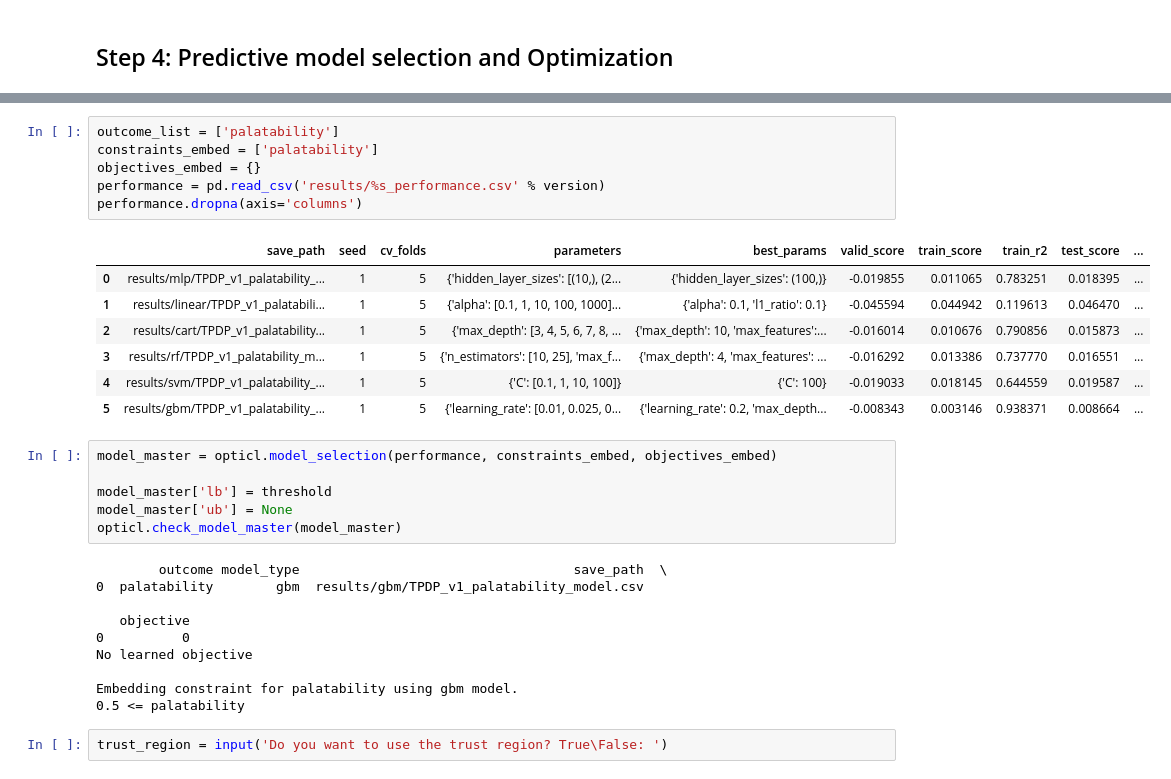
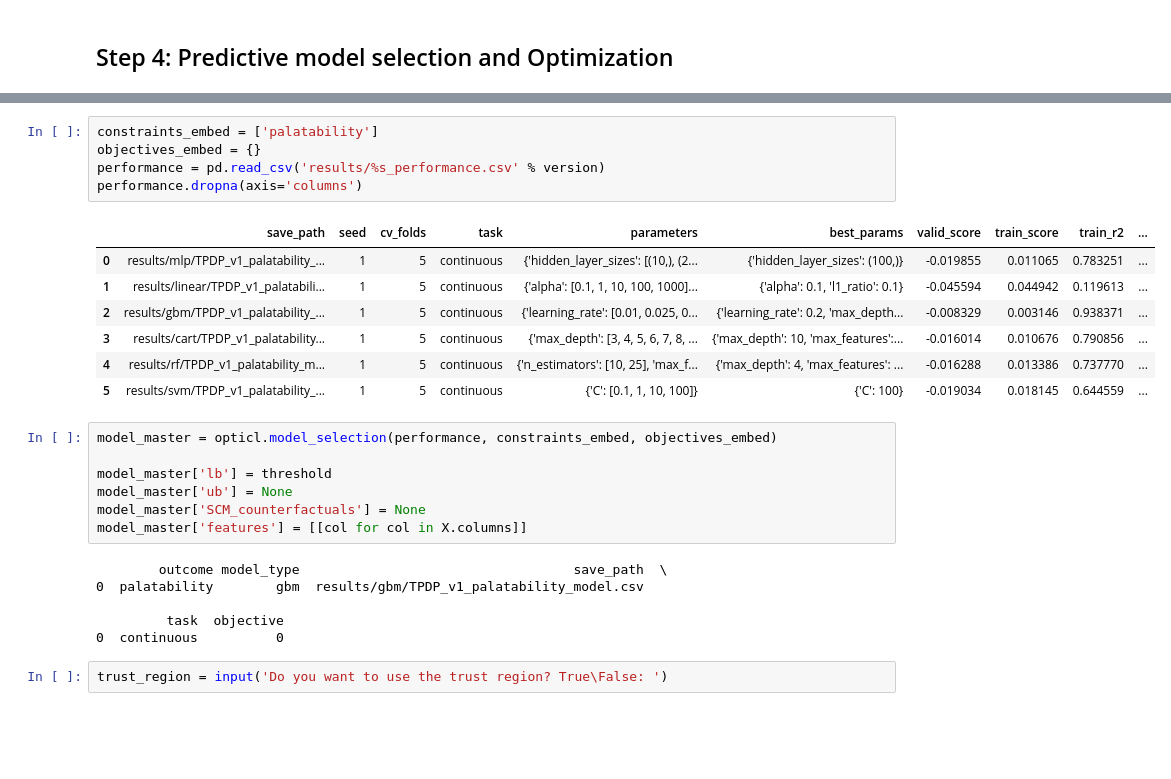
Before and after one commit to hwiberg/OptiCL, a Jupyter notebook: notebooks/WFP/The Palatable Diet Problem.ipynb, the cells around one changed output, grey strips where cells are left out. Drawn from its saved outputs; the diff is of its cells as text; blank space fills up the shorter version.

```diff
--- a/notebooks/WFP/The Palatable Diet Problem.ipynb
+++ b/notebooks/WFP/The Palatable Diet Problem.ipynb
@@ -202,33 +207,29 @@ What is the palatability threshold that you want to use in the constraint? The d
 # %%
-outcome_list = ['palatability']
 constraints_embed = ['palatability']
 objectives_embed = {}
 performance = pd.read_csv('results/%s_performance.csv' % version)
 performance.dropna(axis='columns')
 # %% [output]
-|  | save_path | seed | cv_folds | parameters | best_params | valid_score | train_score | train_r2 | test_score | ... |
-| 0 | results/mlp/TPDP_v1_palatability_... | 1 | 5 | {'hidden_layer_sizes': [(10,), (2... | {'hidden_layer_sizes': (100,)} | -0.019855 | 0.011065 | 0.783251 | 0.018395 | ... |
-| 1 | results/linear/TPDP_v1_palatabili... | 1 | 5 | {'alpha': [0.1, 1, 10, 100, 1000]... | {'alpha': 0.1, 'l1_ratio': 0.1} | -0.045594 | 0.044942 | 0.119613 | 0.046470 | ... |
-| 2 | results/cart/TPDP_v1_palatability... | 1 | 5 | {'max_depth': [3, 4, 5, 6, 7, 8, ... | {'max_depth': 10, 'max_features':... | -0.016014 | 0.010676 | 0.790856 | 0.015873 | ... |
-| 3 | results/rf/TPDP_v1_palatability_m... | 1 | 5 | {'n_estimators': [10, 25], 'max_f... | {'max_depth': 4, 'max_features': ... | -0.016292 | 0.013386 | 0.737770 | 0.016551 | ... |
-| 4 | results/svm/TPDP_v1_palatability_... | 1 | 5 | {'C': [0.1, 1, 10, 100]} | {'C': 100} | -0.019033 | 0.018145 | 0.644559 | 0.019587 | ... |
-| 5 | results/gbm/TPDP_v1_palatability_... | 1 | 5 | {'learning_rate': [0.01, 0.025, 0... | {'learning_rate': 0.2, 'max_depth... | -0.008343 | 0.003146 | 0.938371 | 0.008664 | ... |
+|  | save_path | seed | cv_folds | task | parameters | best_params | valid_score | train_score | train_r2 | ... |
+| 0 | results/mlp/TPDP_v1_palatability_... | 1 | 5 | continuous | {'hidden_layer_sizes': [(10,), (2... | {'hidden_layer_sizes': (100,)} | -0.019855 | 0.011065 | 0.783251 | ... |
+| 1 | results/linear/TPDP_v1_palatabili... | 1 | 5 | continuous | {'alpha': [0.1, 1, 10, 100, 1000]... | {'alpha': 0.1, 'l1_ratio': 0.1} | -0.045594 | 0.044942 | 0.119613 | ... |
+| 2 | results/gbm/TPDP_v1_palatability_... | 1 | 5 | continuous | {'learning_rate': [0.01, 0.025, 0... | {'learning_rate': 0.2, 'max_depth... | -0.008329 | 0.003146 | 0.938371 | ... |
+| 3 | results/cart/TPDP_v1_palatability... | 1 | 5 | continuous | {'max_depth': [3, 4, 5, 6, 7, 8, ... | {'max_depth': 10, 'max_features':... | -0.016014 | 0.010676 | 0.790856 | ... |
+| 4 | results/rf/TPDP_v1_palatability_m... | 1 | 5 | continuous | {'n_estimators': [10, 25], 'max_f... | {'max_depth': 4, 'max_features': ... | -0.016288 | 0.013386 | 0.737770 | ... |
+| 5 | results/svm/TPDP_v1_palatability_... | 1 | 5 | continuous | {'C': [0.1, 1, 10, 100]} | {'C': 100} | -0.019034 | 0.018145 | 0.644559 | ... |
 # %%
 model_master = opticl.model_selection(performance, constraints_embed, objectives_embed)
 
 model_master['lb'] = threshold
 model_master['ub'] = None
-opticl.check_model_master(model_master)
+model_master['SCM_counterfactuals'] = None
+model_master['features'] = [[col for col in X.columns]]
 # %% [output]
         outcome model_type                                   save_path  \
 0  palatability        gbm  results/gbm/TPDP_v1_palatability_model.csv
 
-   objective
-0          0
-No learned objective
-
-Embedding constraint for palatability using gbm model.
-0.5 <= palatability
+         task  objective
+0  continuous          0
 # %%
 trust_region = input('Do you want to use the trust region? True\False: ')
 # %% [output]
```
Also changed, not shown: parts of 8 cells of this notebook.
